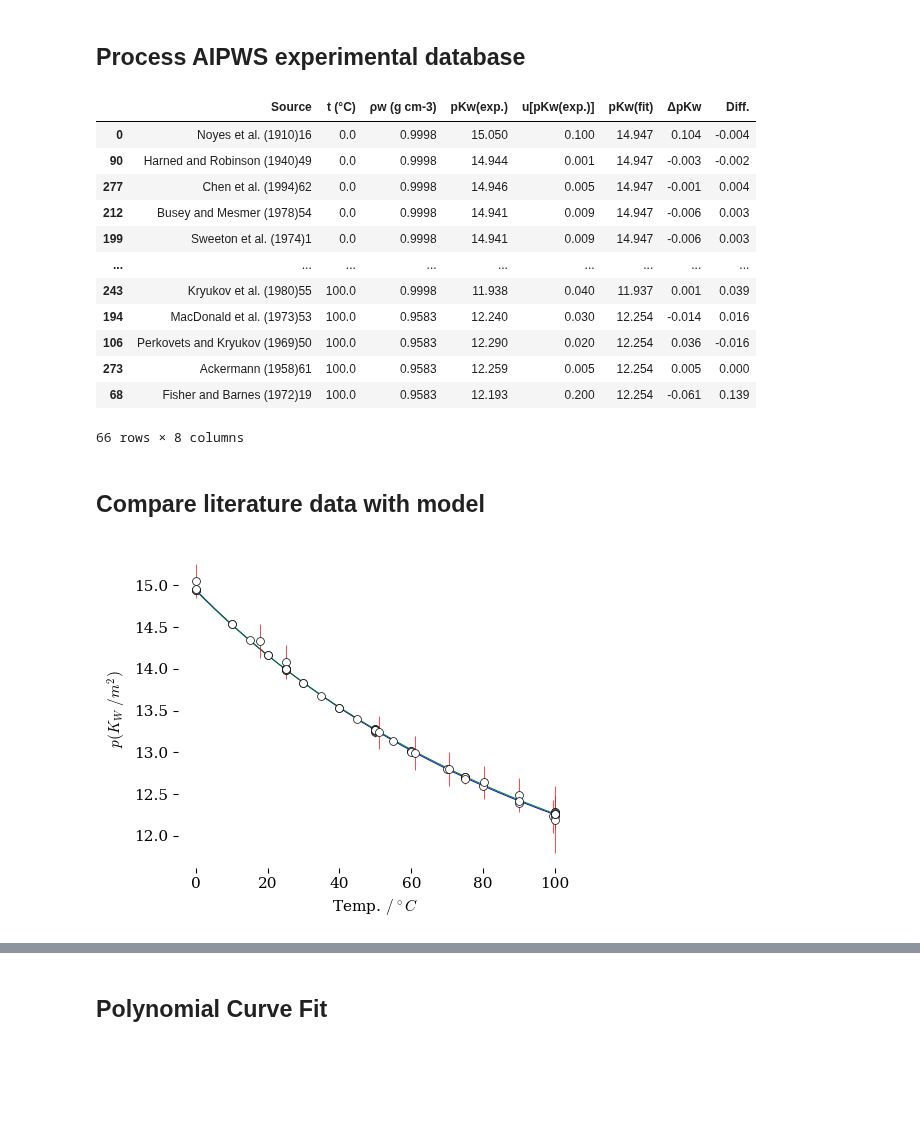
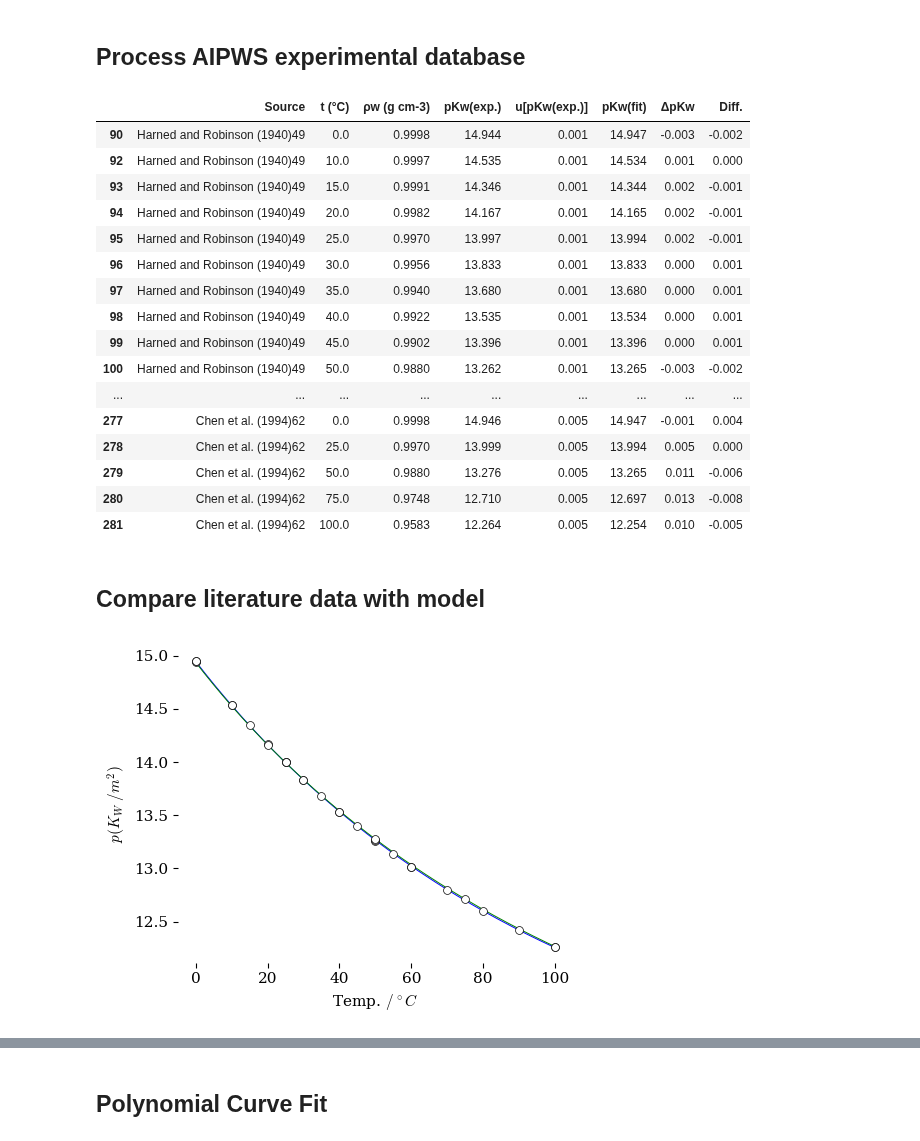
Before and after one commit to blinkletter/4410PythonNotebooks, a Jupyter notebook: Class_10/water_ion_product.ipynb, the cells around one changed output, grey strips where cells are left out. Cells and saved outputs as stored; diff of their text form; code cells hidden in the pictures; blank space fills up the shorter version.

```diff
--- a/Class_10/water_ion_product.ipynb
+++ b/Class_10/water_ion_product.ipynb
@@ -431,26 +452,22 @@ Kw = np.array([0.114e-14,
            ])
 
 # Empirical equation from https://srd.nist.gov/JPCRD/jpcrd181.pdf
-a0 = -0.702132
-a1 = 8681.05
-a2 = -24145.1
-b0 = 0.813876
-b1 = -51.4471
-b2 = -0.469920
+def AIPWSpKw(T,pw):
+    a0 = -0.702132; a1 = 8681.05; a2 = -24145.1
+    b0 = 0.813876; b1 = -51.4471; b2 = -0.469920
+    n = 6
+    mw = 18.015268
+
+    pKwG = 0.61416 + 48251.33/T - 67707.93/T**2 + 10102100/T**3
+    Z = pw * np.exp(a0 + a1/T + a2/T**2 * np.power(pw, (2/3)))
+    pKwCalcAIPWS = -2*n * (np.log10(1+Z) - Z/(Z+1) * pw * (b0 + b1/T + b2*pw)) + pKwG + 2*np.log10(mw/1000)
+
+    return(pKwCalcAIPWS)
 
 T = df["temp"]+273
 pw = df["density"]
+pKwCalcAIPWS = AIPWSpKw(T,pw)
 
-n = 6
-mw = 18.015268
-
-pKwG = 0.61416 + 48251.33/T - 67707.93/T**2 + 10102100/T**3
-Z = pw * np.exp(a0 + a1/T + a2/T**2 * np.power(pw, (2/3)))
-pKwCalcAIPWS = -2*n * (np.log10(1+Z) - Z/(Z+1) * pw * (b0 + b1/T + b2*pw)) + pKwG + 2*np.log10(mw/1000)
-logKwCalcAIPWS = -pKwCalcAIPWS
-
-#print(T)
-#print(logKwCalcAIPWS)
 ################################################################################
 ### Plot the data and the line fit.
 ################################################################################
@@ -526,7 +543,7 @@ from scipy.optimize import curve_fit
 ################################################################################
 ### Read data set. The fields are separated by commas; comments are enabled  ###
 ################################################################################
-df2 = pd.read_csv("data/IAPWS_Dataset.txt",
+df_d = pd.read_csv("data/IAPWS_Dataset.txt",
                  delimiter = "\t",
                  skipinitialspace=True,
 #                 index_col="pH",
@@ -535,33 +552,38 @@ df2 = pd.read_csv("data/IAPWS_Dataset.txt",
 
 # SELECT DATA
 
-df3 = df2.loc[df2["t (°C)"] < 101]
-df4 = df3.loc[df3["ρw (g cm-3)"] < 1]
+df_d = df_d.loc[df_d["t (°C)"] < 101]       # select onlybtemperatures below 101 deg C
+df_d = df_d.loc[df_d["ρw (g cm-3)"] < 1]    # select only densities under 1 g/cm
+df_d = df_d.loc[df_d["u[pKw(exp.)]"] < 0.0051]    # select only high precission data sets
 
 
-df5 = df4.sort_values(by=['t (°C)'])
-display(df5)
-df5.to_csv("data/IAPWS_processed.csv")
+#df5 = df4.sort_values(by=['t (°C)'])
+display(df_d)
+df_d.to_csv("data/IAPWS_processed.csv")
 
 # Then hand editted to remove values where density was different than the density table indicating the experiment was performed at a non-standard pressure.
 # %% [output]
 |  | Source | t (°C) | ρw (g cm-3) | pKw(exp.) | u[pKw(exp.)] | pKw(fit) | ΔpKw | Diff. |
-| 0 | Noyes et al. (1910)16 | 0.0 | 0.9998 | 15.050 | 0.100 | 14.947 | 0.104 | -0.004 |
 | 90 | Harned and Robinson (1940)49 | 0.0 | 0.9998 | 14.944 | 0.001 | 14.947 | -0.003 | -0.002 |
+| 92 | Harned and Robinson (1940)49 | 10.0 | 0.9997 | 14.535 | 0.001 | 14.534 | 0.001 | 0.000 |
+| 93 | Harned and Robinson (1940)49 | 15.0 | 0.9991 | 14.346 | 0.001 | 14.344 | 0.002 | -0.001 |
+| 94 | Harned and Robinson (1940)49 | 20.0 | 0.9982 | 14.167 | 0.001 | 14.165 | 0.002 | -0.001 |
+| 95 | Harned and Robinson (1940)49 | 25.0 | 0.9970 | 13.997 | 0.001 | 13.994 | 0.002 | -0.001 |
+| 96 | Harned and Robinson (1940)49 | 30.0 | 0.9956 | 13.833 | 0.001 | 13.833 | 0.000 | 0.001 |
+| 97 | Harned and Robinson (1940)49 | 35.0 | 0.9940 | 13.680 | 0.001 | 13.680 | 0.000 | 0.001 |
+| 98 | Harned and Robinson (1940)49 | 40.0 | 0.9922 | 13.535 | 0.001 | 13.534 | 0.000 | 0.001 |
+| 99 | Harned and Robinson (1940)49 | 45.0 | 0.9902 | 13.396 | 0.001 | 13.396 | 0.000 | 0.001 |
+| 100 | Harned and Robinson (1940)49 | 50.0 | 0.9880 | 13.262 | 0.001 | 13.265 | -0.003 | -0.002 |
+| ... | ... | ... | ... | ... | ... | ... | ... | ... |
 | 277 | Chen et al. (1994)62 | 0.0 | 0.9998 | 14.946 | 0.005 | 14.947 | -0.001 | 0.004 |
-| 212 | Busey and Mesmer (1978)54 | 0.0 | 0.9998 | 14.941 | 0.009 | 14.947 | -0.006 | 0.003 |
-| 199 | Sweeton et al. (1974)1 | 0.0 | 0.9998 | 14.941 | 0.009 | 14.947 | -0.006 | 0.003 |
-| ... | ... | ... | ... | ... | ... | ... | ... | ... |
-| 243 | Kryukov et al. (1980)55 | 100.0 | 0.9998 | 11.938 | 0.040 | 11.937 | 0.001 | 0.039 |
-| 194 | MacDonald et al. (1973)53 | 100.0 | 0.9583 | 12.240 | 0.030 | 12.254 | -0.014 | 0.016 |
-| 106 | Perkovets and Kryukov (1969)50 | 100.0 | 0.9583 | 12.290 | 0.020 | 12.254 | 0.036 | -0.016 |
-| 273 | Ackermann (1958)61 | 100.0 | 0.9583 | 12.259 | 0.005 | 12.254 | 0.005 | 0.000 |
-| 68 | Fisher and Barnes (1972)19 | 100.0 | 0.9583 | 12.193 | 0.200 | 12.254 | -0.061 | 0.139 |
+| 278 | Chen et al. (1994)62 | 25.0 | 0.9970 | 13.999 | 0.005 | 13.994 | 0.005 | 0.000 |
+| 279 | Chen et al. (1994)62 | 50.0 | 0.9880 | 13.276 | 0.005 | 13.265 | 0.011 | -0.006 |
+| 280 | Chen et al. (1994)62 | 75.0 | 0.9748 | 12.710 | 0.005 | 12.697 | 0.013 | -0.008 |
+| 281 | Chen et al. (1994)62 | 100.0 | 0.9583 | 12.264 | 0.005 | 12.254 | 0.010 | -0.005 |
-66 rows × 8 columns
 # %% [markdown]
 ## Compare literature data with model
 # %%
-df2 = pd.read_csv("data/IAPWS_edited.csv",
+df2 = pd.read_csv("data/IAPWS_processed.csv",
                  delimiter = ",",
                  skipinitialspace=True,
 #                 index_col="pH",
@@ -578,31 +600,31 @@ plt.rcdefaults()
 plt.style.use(github_styles_location + "tufte.mplstyle")
 
 fig, ax = plt.subplots(nrows=1, ncols=1, figsize=(5,4))
 
 ax.plot(T-273.15, pKwCalcAIPWS, color='blue', zorder=1, linewidth=0.7)
 ax.plot(T-273.15, pKwCalcNIST, color='green', zorder=1, linewidth=0.7)
 
 ax.scatter(datatemp-273.15, dataKW,
            marker = "o", s=32,
            color="white", edgecolor = "black",
            linewidth = 0.5, zorder=3)
 
 ax.errorbar(datatemp-273.15, dataKW, dataerr*2, marker = None,
             ecolor = "red", elinewidth = 0.5, capsize = 0,
             linewidth = 0, zorder = 2)
 
 
 ax.set(ylabel=r"$p{(K_W\ /m^{2})}$",
        xlabel=r"Temp. $/^\circ C$",
 #           xlim=[-0.01,0.35],
 #          ylim=[-1.25,-0.7]
       )
 #ax.axvline(17+273.15, linewidth = 0.4, color = "lightgray", zorder=0)
 
 
 
 
 plt.savefig("plots/KW_plot.pdf")
 plt.show()
 # %% [output]
-[figure, old version]
+[figure, new version]
```
Also changed, not shown: parts of 7 cells of this notebook, 7 other files.
